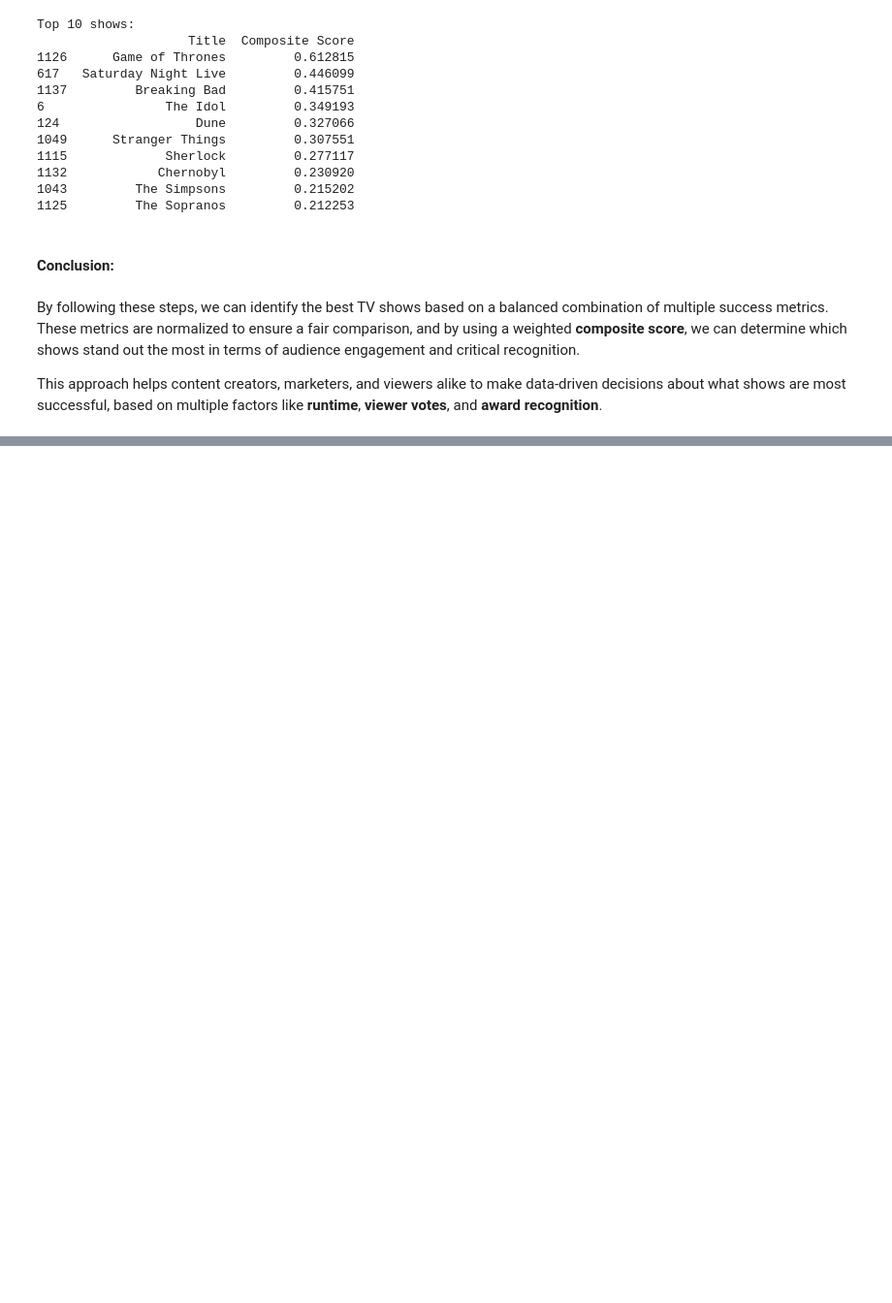
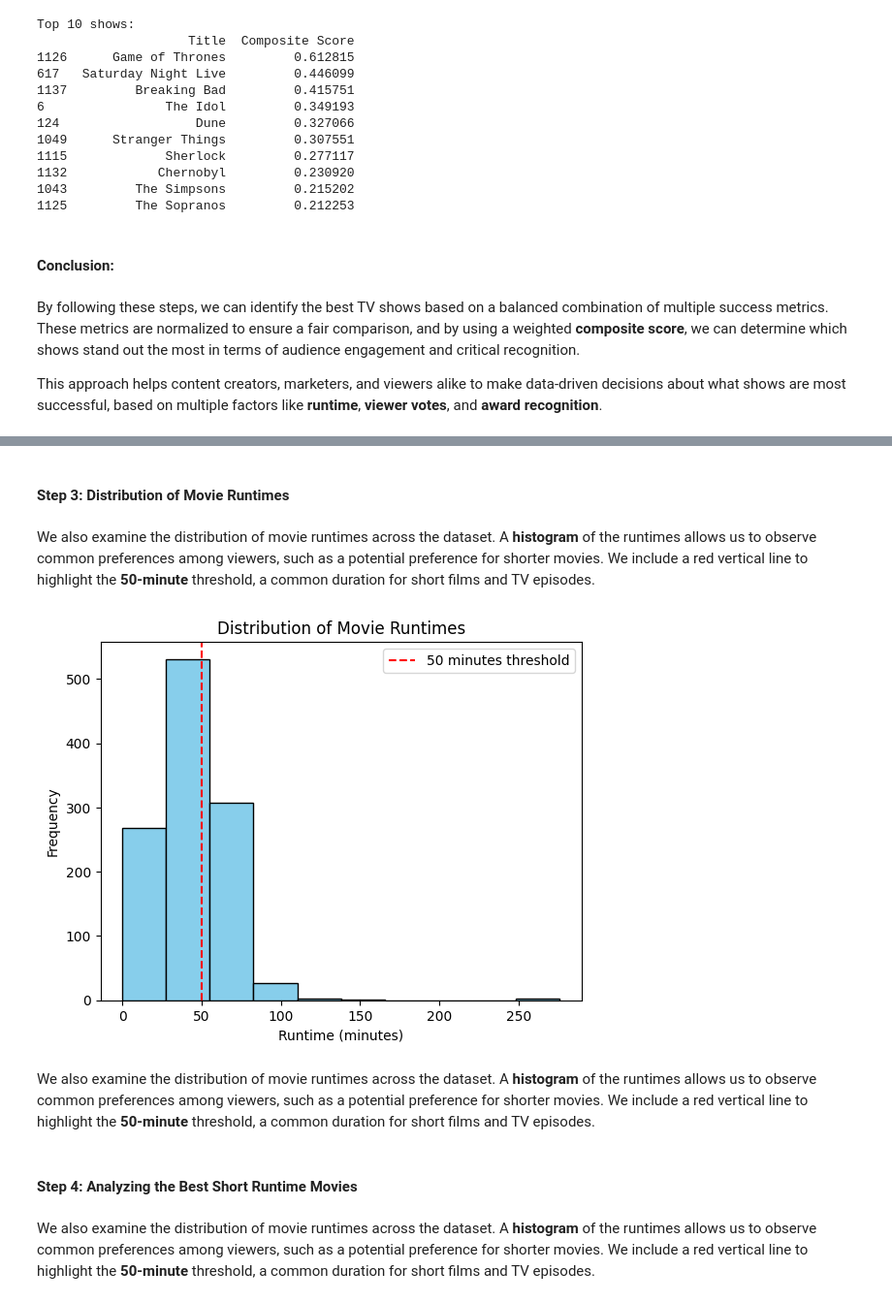
Before and after one commit to Snag69/Data-Science, a Jupyter notebook: answer-question.ipynb, the cells around one changed output, grey strips where cells are left out. Shown: that part at 97% size. Cells and saved outputs as stored; diff of their text form; code cells hidden in the pictures; blank space fills up the shorter version.

```diff
--- a/answer-question.ipynb
+++ b/answer-question.ipynb
@@ -119,0 +160,21 @@ This approach helps content creators, marketers, and viewers alike to make data-
+# %% [markdown]
+#### Step 3: Distribution of Movie Runtimes
+# %% [markdown]
+We also examine the distribution of movie runtimes across the dataset. A **histogram** of the runtimes allows us to observe common preferences among viewers, such as a potential preference for shorter movies. We include a red vertical line to highlight the **50-minute** threshold, a common duration for short films and TV episodes.
+# %%
+# Plot the distribution of movie runtimes
+plt.hist(df['Runtime'], bins=10, color='skyblue', edgecolor='black')
+plt.title('Distribution of Movie Runtimes')
+plt.xlabel('Runtime (minutes)')
+plt.ylabel('Frequency')
+plt.axvline(50, color='red', linestyle='--', label='50 minutes threshold')
+plt.legend()
+plt.show()
+# %% [output]
+[figure, added]
+# %% [markdown]
+We also examine the distribution of movie runtimes across the dataset. A **histogram** of the runtimes allows us to observe common preferences among viewers, such as a potential preference for shorter movies. We include a red vertical line to highlight the **50-minute** threshold, a common duration for short films and TV episodes.
+# %% [markdown]
+#### Step 4: Analyzing the Best Short Runtime Movies
+# %% [markdown]
+We also examine the distribution of movie runtimes across the dataset. A **histogram** of the runtimes allows us to observe common preferences among viewers, such as a potential preference for shorter movies. We include a red vertical line to highlight the **50-minute** threshold, a common duration for short films and TV episodes.
```
Also changed, not shown: parts of 35 cells of this notebook.
